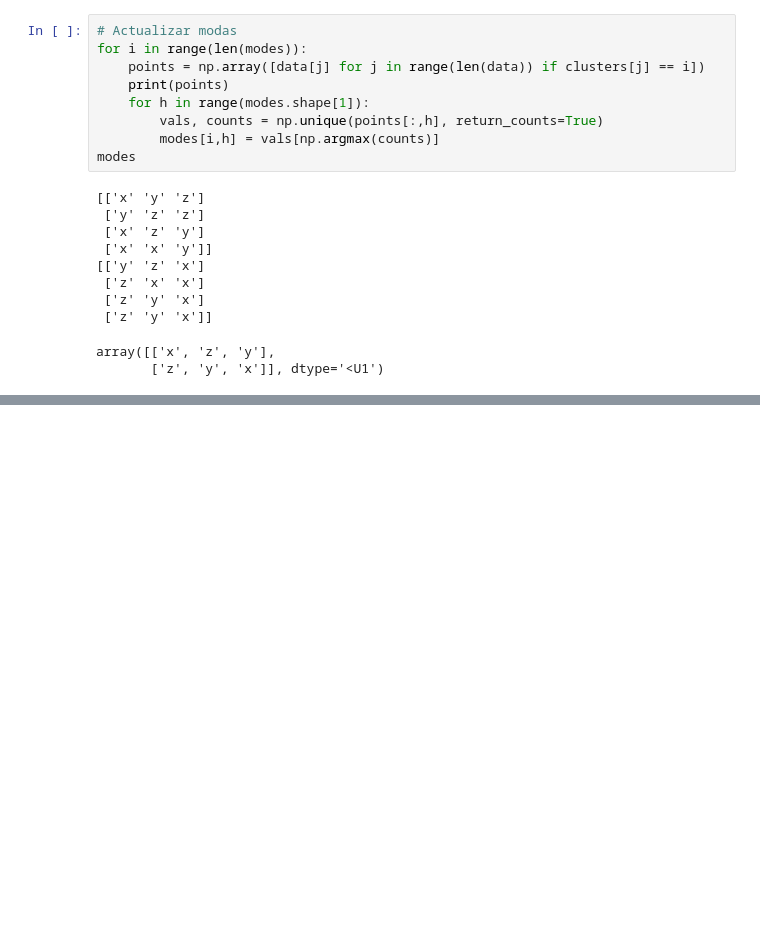
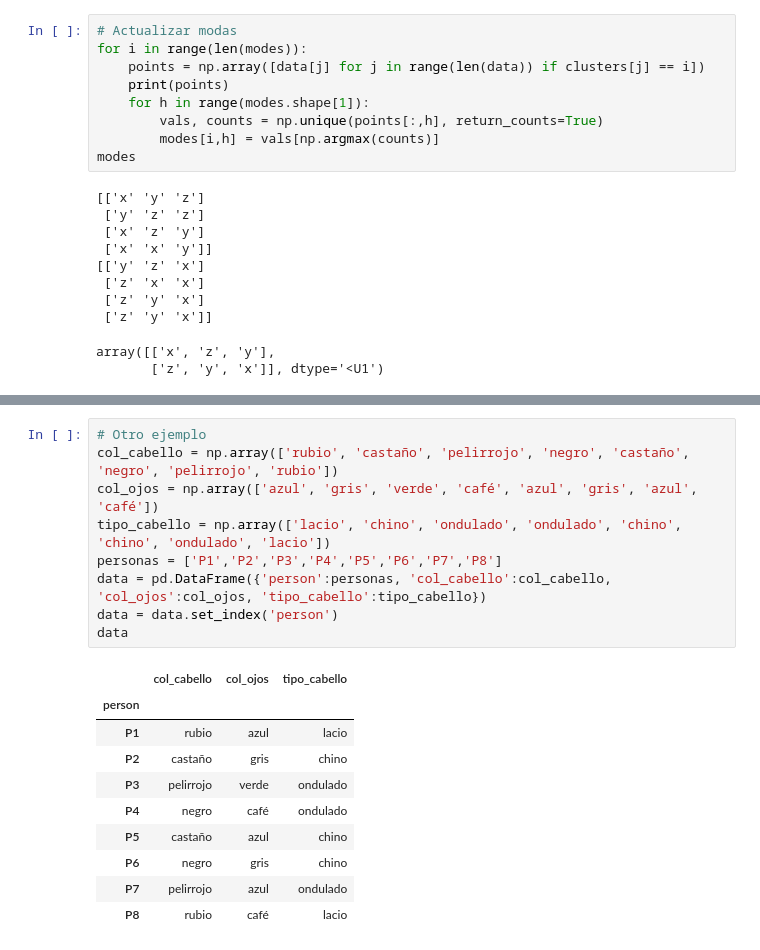
Before and after one commit to emilianodesu/LCD-5Sem-2025-1, a Jupyter notebook: PPCD/T1 Introduccion a ciencia de datos/1.2 Extraccion de grandes cantidades de informacion/agrupamientos.ipynb, the cells around one changed output, grey strips where cells are left out. Saved outputs shown, nothing was run; the diff lists cells and outputs as text; blank space fills up the shorter version.

```diff
--- a/PPCD/T1 Introduccion a ciencia de datos/1.2 Extraccion de grandes cantidades de informacion/agrupamientos.ipynb
+++ b/PPCD/T1 Introduccion a ciencia de datos/1.2 Extraccion de grandes cantidades de informacion/agrupamientos.ipynb
@@ -220,0 +266,20 @@ array([['x', 'z', 'y'],
+# %%
+# Otro ejemplo
+col_cabello = np.array(['rubio', 'castaño', 'pelirrojo', 'negro', 'castaño', 'negro', 'pelirrojo', 'rubio'])
+col_ojos = np.array(['azul', 'gris', 'verde', 'café', 'azul', 'gris', 'azul', 'café'])
+tipo_cabello = np.array(['lacio', 'chino', 'ondulado', 'ondulado', 'chino', 'chino', 'ondulado', 'lacio'])
+personas = ['P1','P2','P3','P4','P5','P6','P7','P8']
+data = pd.DataFrame({'person':personas, 'col_cabello':col_cabello, 'col_ojos':col_ojos, 'tipo_cabello':tipo_cabello})
+data = data.set_index('person')
+data
+# %% [output]
+|  | col_cabello | col_ojos | tipo_cabello |
+| person |  |  |  |
+| P1 | rubio | azul | lacio |
+| P2 | castaño | gris | chino |
+| P3 | pelirrojo | verde | ondulado |
+| P4 | negro | café | ondulado |
+| P5 | castaño | azul | chino |
+| P6 | negro | gris | chino |
+| P7 | pelirrojo | azul | ondulado |
+| P8 | rubio | café | lacio |
```
Also changed, not shown: parts of 14 cells of this notebook, 1 other file.
